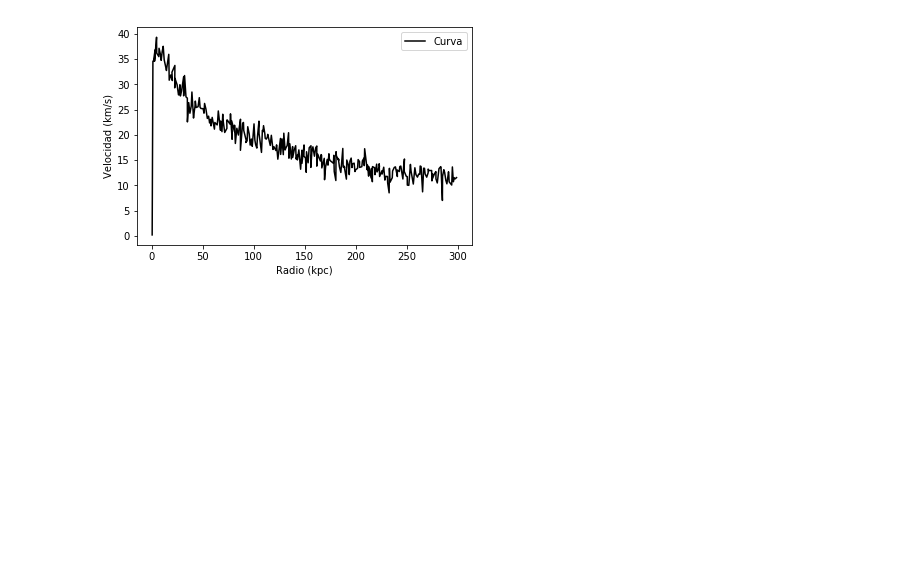
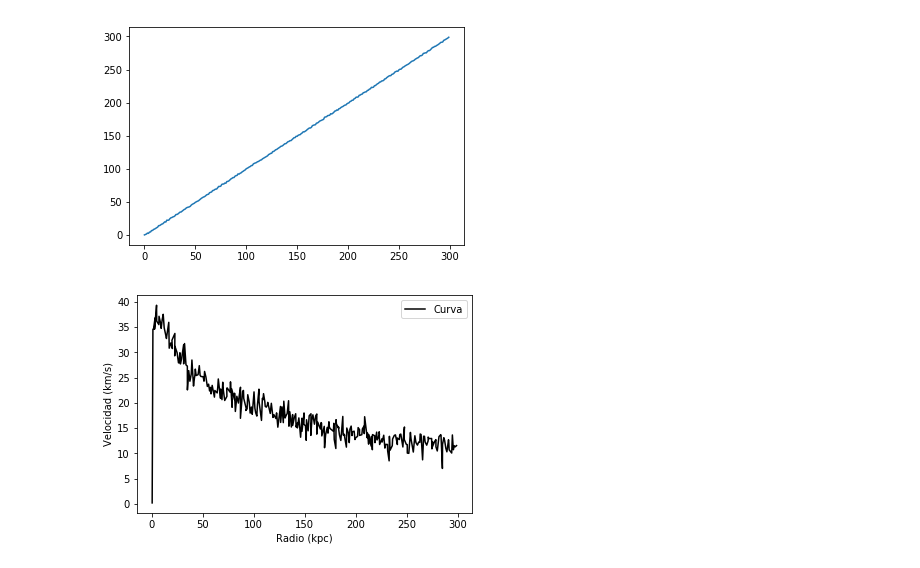
Before and after one commit to apnino10/Tarea5, a Jupyter notebook: Plots.ipynb, the cells around one changed output. Drawn from its saved outputs; the diff is of its cells as text; code cells hidden in the pictures; blank space fills up the shorter version.

```diff
--- a/Plots.ipynb
+++ b/Plots.ipynb
@@ -7,6 +7,11 @@ datos=np.loadtxt("RadialVelocities.dat")
 # %%
 radio=datos[:,0]
 velocidad=datos[:,1]
+# %%
+plt.plot(radio)
+plt.show()
+# %% [output]
+[figure, added]
 # %%
 plt.plot(radio, velocidad, color='black', label="Curva")
 plt.xlabel("Radio (kpc)")
```
Also changed, not shown: parts of 1 cell of this notebook, 3 other files.
